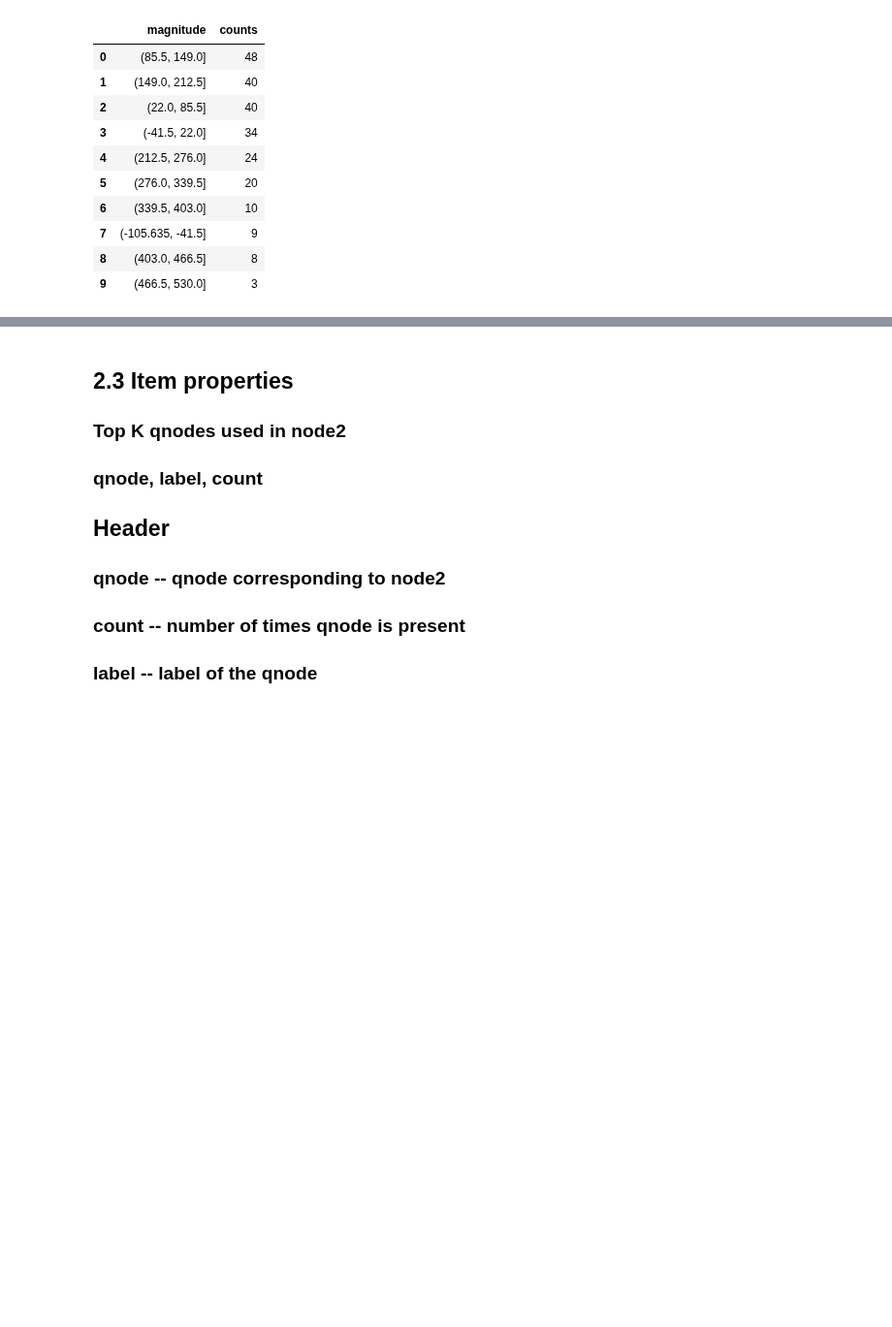
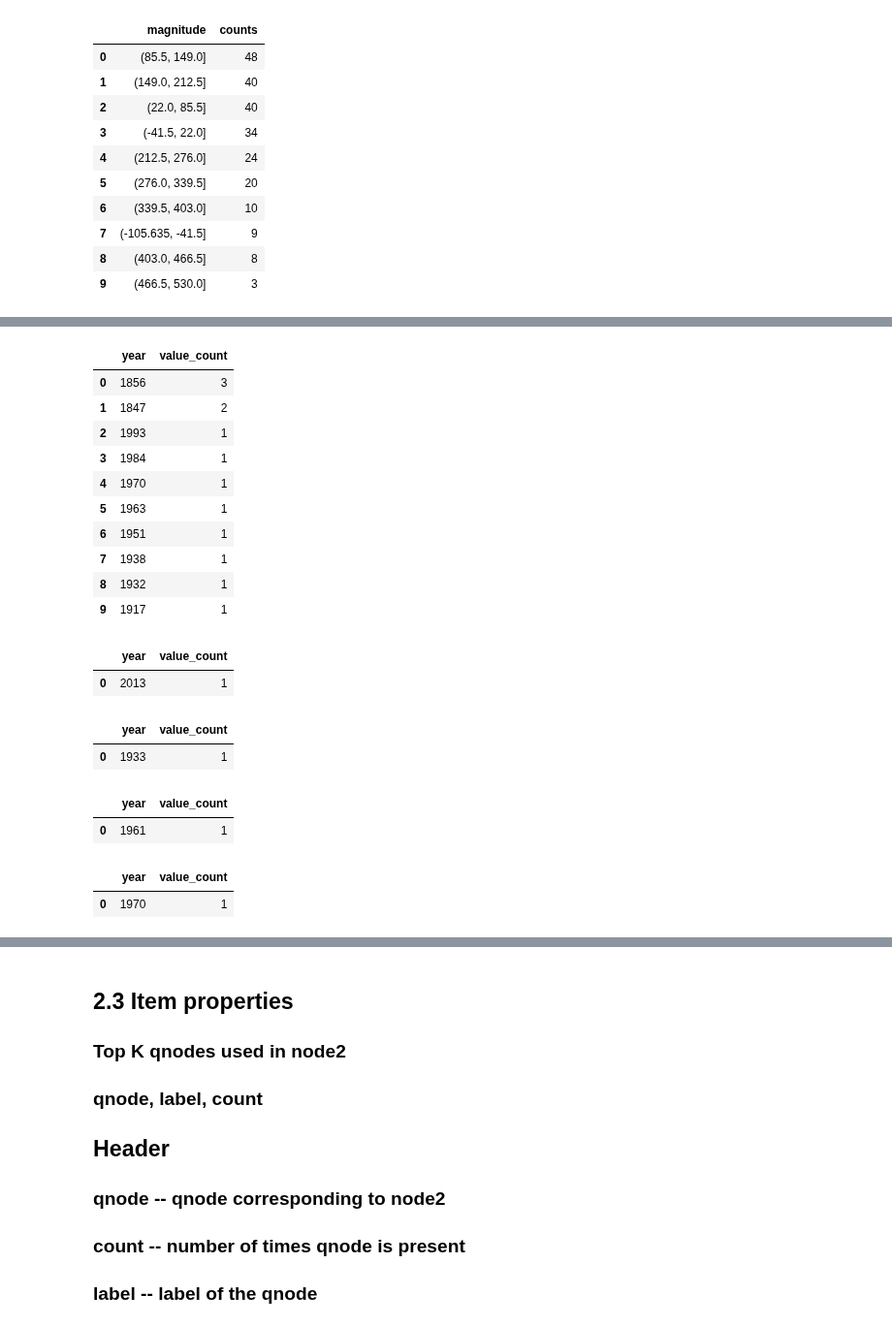
Before and after one commit to usc-isi-i2/kgtk, a Jupyter notebook: examples/Example_9-Wikidata_Subset_Statistics_.ipynb, the cells around one changed output, grey strips where cells are left out. Shown at 97% size. Saved outputs shown, nothing was run; the diff lists cells and outputs as text; code cells hidden in the pictures; blank space fills up the shorter version.

Commit message:
Added the datatype analysis for data and string

```diff
--- a/examples/Example_9-Wikidata_Subset_Statistics_.ipynb
+++ b/examples/Example_9-Wikidata_Subset_Statistics_.ipynb
@@ -460,7 +460,7 @@ try:
             --order-by 'count(v) desc' \
             --limit 10 "
     for index, ele in df.iterrows():
-        output_file = subset_name + ".2.2.6." + ele["property"]+".data_types"+".tsv"
+        output_file = subset_name + ".2.2.5." + ele["property"]+".data_types"+".tsv"
         run_command(cmd, {"__property": ele["property"],"__output": output_file})
         temp = pd.read_csv(os.path.join(os.getenv('OUTPUT_FOLDER'),output_file),delimiter='\t')
         df_quantity_data_type.append(temp)
@@ -554,7 +554,7 @@ try:
             --where 'kgtk_quantity(v)' \
             --order-by 'count(v) desc' "
     for index, ele in df.iterrows():
-        output_file = subset_name + ".2.2.6." + ele["property"]+".data_types_magnitude"+".tsv"
+        output_file = subset_name + ".2.2.5." + ele["property"]+".data_types_magnitude"+".tsv"
         run_command(cmd, {"__property": ele["property"],"__output": output_file})
         temp = pd.read_csv(os.path.join(os.getenv('OUTPUT_FOLDER'),output_file),delimiter='\t')
         temp['magnitude'] = pd.cut(temp['magnitude'], bins=10)
@@ -695,3 +695,21 @@ for ele in df_quantity_data_type_magnitude:
 | 7 | (-105.635, -41.5] | 9 |
 | 8 | (403.0, 466.5] | 8 |
 | 9 | (466.5, 530.0] | 3 |
+# %%
+df_time_data_type_year = []
+try:
+    df = pd.read_csv(os.path.join(os.getenv('OUTPUT_FOLDER'),os.getenv('property_summary_time')),delimiter='\t')
+    cmd = "$kgtk query -i $WIKIDATA_PARTS/$time --graph-cache $STORE \
+            -o $OUTPUT_FOLDER/__output \
+            --match  '(n1)-[r:__property]->(v)' \
+            --return 'distinct kgtk_date_year(v) as year, count(v) as value_count' \
+            --where 'kgtk_date(v)' \
+            --order-by 'count(v) desc' \
+            --limit $K "
+    for index, ele in df.iterrows():
+        output_file = subset_name + ".2.2.2." + ele["property"]+".data_types_year"+".tsv"
+        run_command(cmd, {"__property": ele["property"],"__output": output_file})
+        temp = pd.read_csv(os.path.join(os.getenv('OUTPUT_FOLDER'),output_file),delimiter='\t')
+        df_time_data_type_year.append(temp)
+except Exception as e:
+    print(e)
@@ -697,0 +734,23 @@ for ele in df_quantity_data_type_magnitude:
+# %%
+for ele in df_time_data_type_year:
+    display(ele)
+# %% [output]
+|  | year | value_count |
+| 0 | 1856 | 3 |
+| 1 | 1847 | 2 |
+| 2 | 1993 | 1 |
+| 3 | 1984 | 1 |
+| 4 | 1970 | 1 |
+| 5 | 1963 | 1 |
+| 6 | 1951 | 1 |
+| 7 | 1938 | 1 |
+| 8 | 1932 | 1 |
+| 9 | 1917 | 1 |
+|  | year | value_count |
+| 0 | 2013 | 1 |
+|  | year | value_count |
+| 0 | 1933 | 1 |
+|  | year | value_count |
+| 0 | 1961 | 1 |
+|  | year | value_count |
+| 0 | 1970 | 1 |
```
Also changed, not shown: parts of 8 cells of this notebook.
